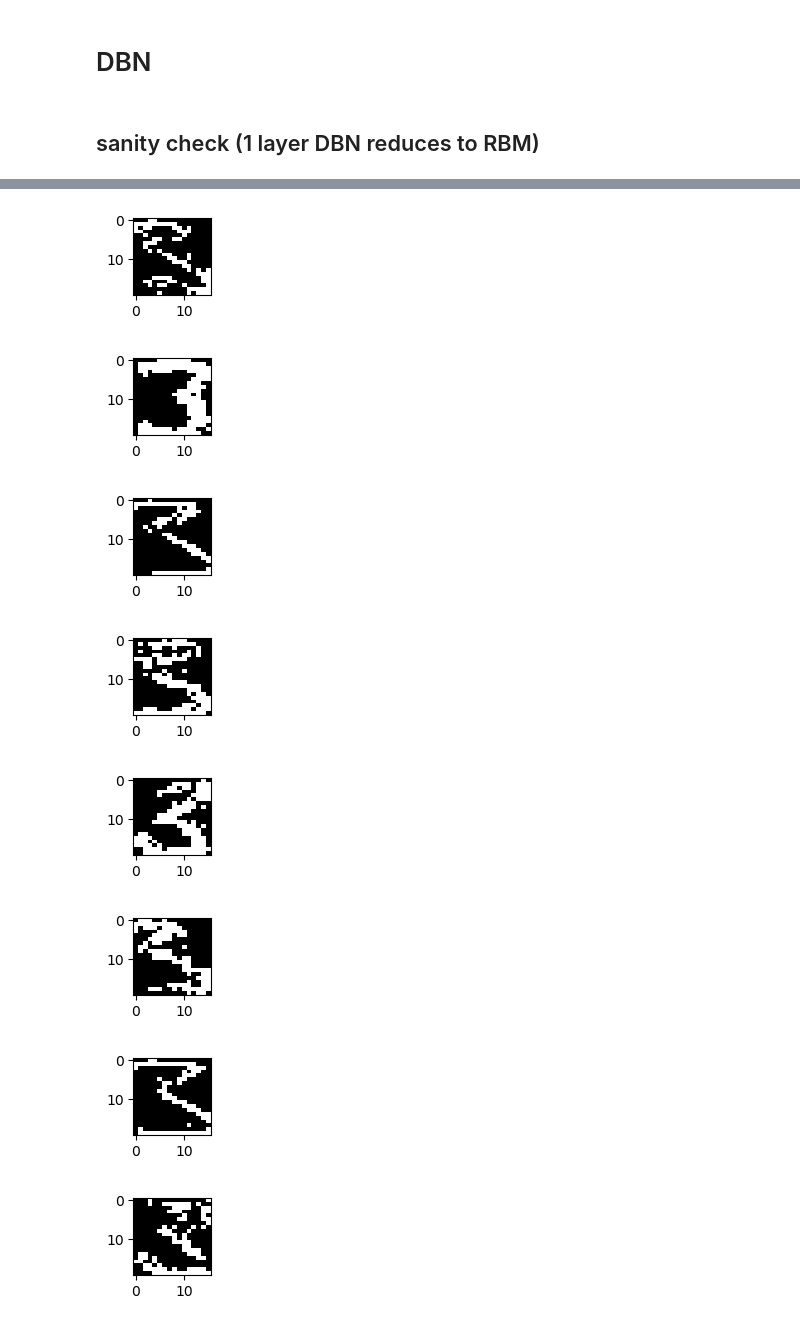
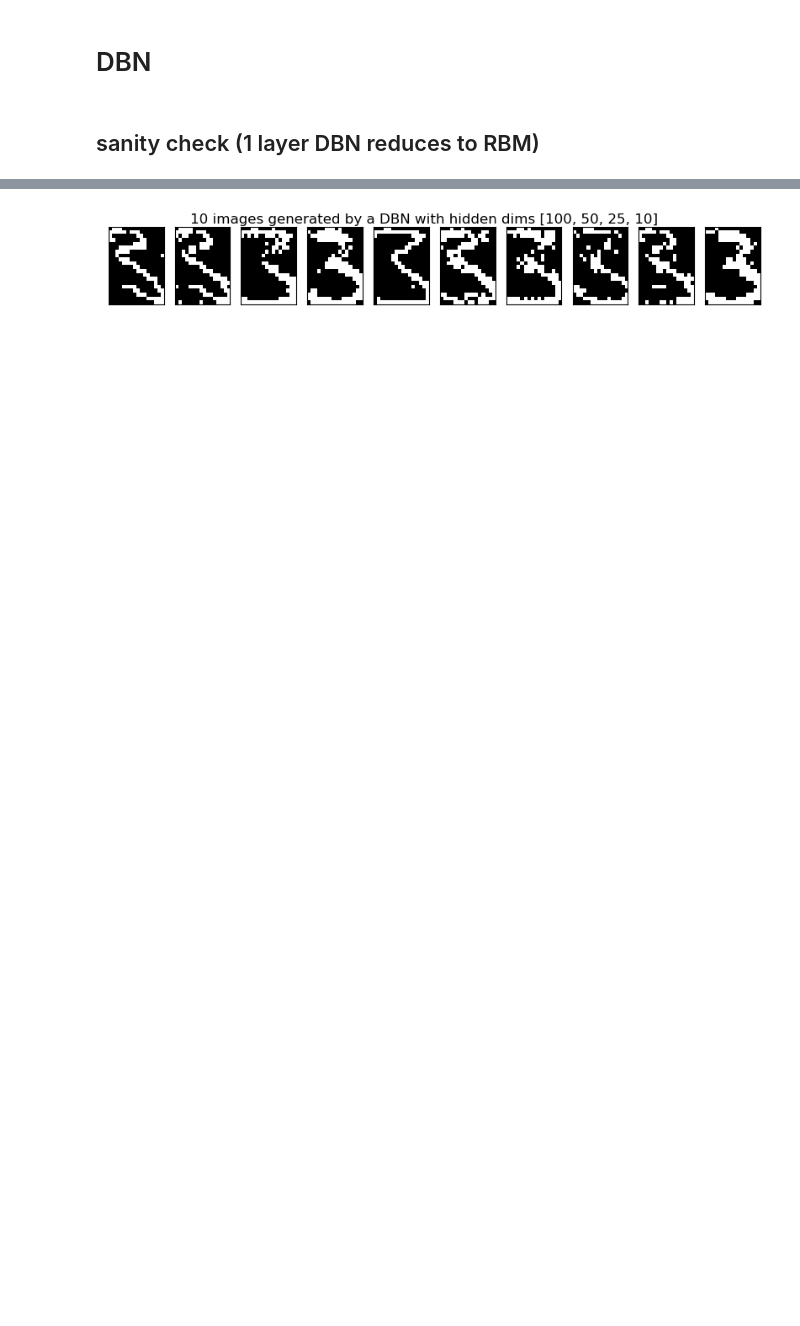
Before and after one commit to alephpi/student, a Jupyter notebook: OnBAD.ipynb, the cells around one changed output, grey strips where cells are left out. Cells and saved outputs as stored; diff of their text form; code cells hidden in the pictures; blank space fills up the shorter version.

```diff
--- a/OnBAD.ipynb
+++ b/OnBAD.ipynb
@@ -51 +62,3 @@ dbn = DBN(v_dim=320, h_dims=[100])
+# %%
+dataset = read_alpha_digit('./data/binaryalphadigs.mat', labels=[3,10])
 # %%
@@ -98,13 +80,6 @@ generate_image(dbn_3, 10, 10)
 # %%
-dbn_3 = DBN(v_dim=320, h_dims=[100, 50, 25, 10])
-dbn_3.fit(dataset[0], batch_size=1, num_epochs=100)
-generate_image(dbn_3, 10, 10)
+dbn_4 = DBN(v_dim=320, h_dims=[100, 50, 25, 10])
+dbn_4.fit(dataset[0], batch_size=1, num_epochs=100)
+generate_image(dbn_4, 10, 10)
 # %% [output]
-[figure, old version]
+[figure, new version]
-[figure, removed]
-[figure, removed]
-[figure, removed]
-[figure, removed]
-[figure, removed]
-[figure, removed]
-[figure, removed]
```
Also changed, not shown: parts of 21 cells of this notebook, 4 other files.
